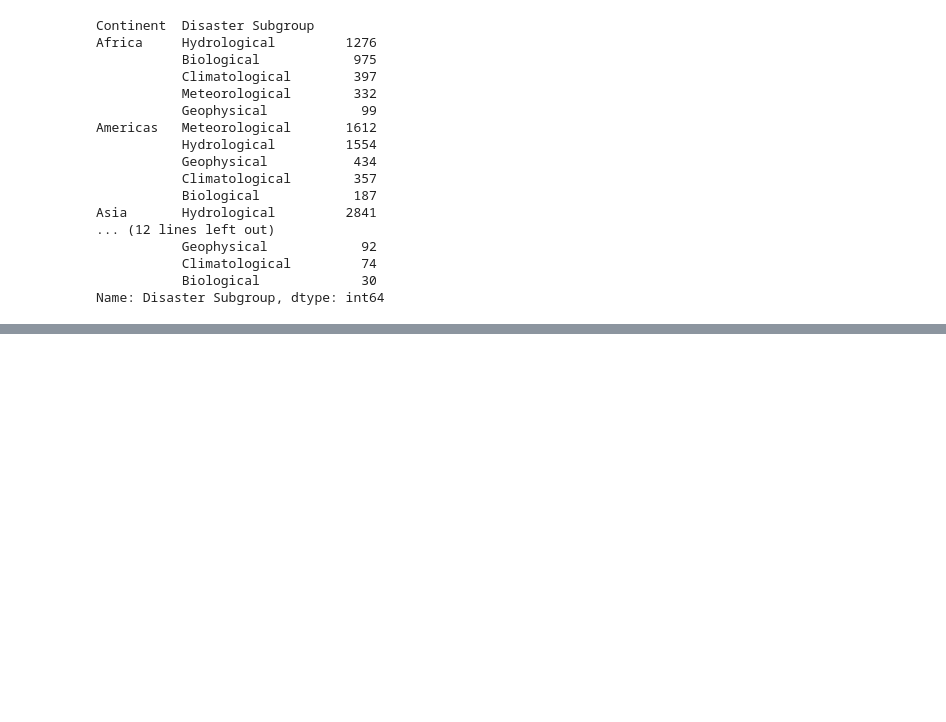
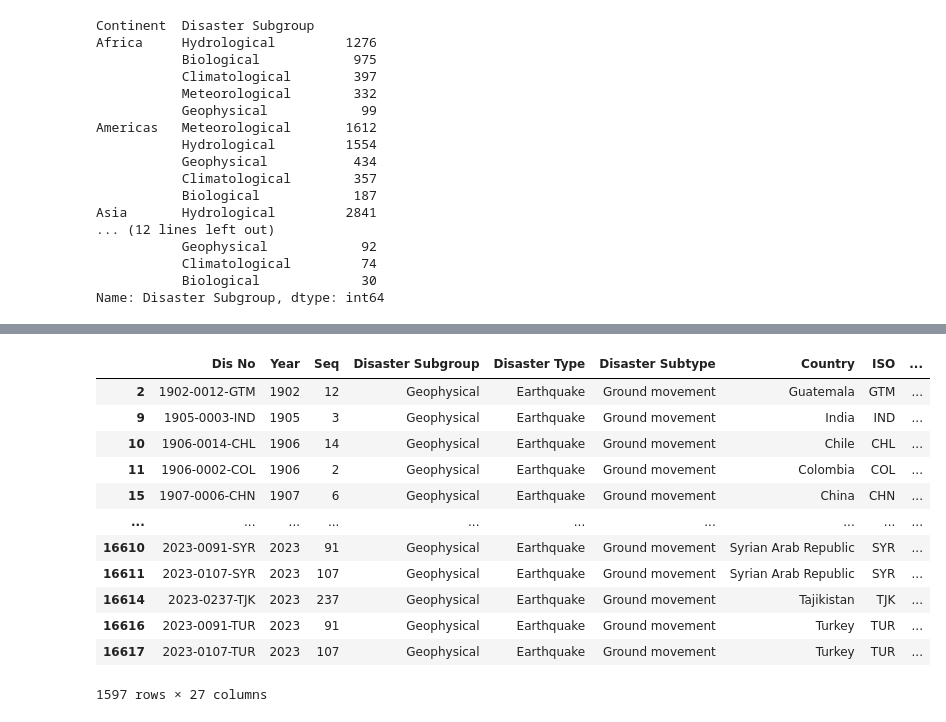
Before and after one commit to AleDataAnalyst/grupo2_desastresnaturales, a Jupyter notebook: Notebooks/01LimpiarDatos/01_Ele_Análisis_Inicial.ipynb, the cells around one changed output, grey strips where cells are left out. Drawn from its saved outputs; the diff is of its cells as text; code cells hidden in the pictures; blank space fills up the shorter version.

```diff
--- a/Notebooks/01LimpiarDatos/01_Ele_Análisis_Inicial.ipynb
+++ b/Notebooks/01LimpiarDatos/01_Ele_Análisis_Inicial.ipynb
@@ -542,0 +566,18 @@ plt.xticks(rotation=45)
+# %%
+filter = df['Disaster Type'] == 'Earthquake'
+df_earthquake = df[filter]
+df_earthquake
+# %% [output]
+|  | Dis No | Year | Seq | Disaster Subgroup | Disaster Type | Disaster Subtype | Country | ISO | ... |
+| 2 | 1902-0012-GTM | 1902 | 12 | Geophysical | Earthquake | Ground movement | Guatemala | GTM | ... |
+| 9 | 1905-0003-IND | 1905 | 3 | Geophysical | Earthquake | Ground movement | India | IND | ... |
+| 10 | 1906-0014-CHL | 1906 | 14 | Geophysical | Earthquake | Ground movement | Chile | CHL | ... |
+| 11 | 1906-0002-COL | 1906 | 2 | Geophysical | Earthquake | Ground movement | Colombia | COL | ... |
+| 15 | 1907-0006-CHN | 1907 | 6 | Geophysical | Earthquake | Ground movement | China | CHN | ... |
+| ... | ... | ... | ... | ... | ... | ... | ... | ... | ... |
+| 16610 | 2023-0091-SYR | 2023 | 91 | Geophysical | Earthquake | Ground movement | Syrian Arab Republic | SYR | ... |
+| 16611 | 2023-0107-SYR | 2023 | 107 | Geophysical | Earthquake | Ground movement | Syrian Arab Republic | SYR | ... |
+| 16614 | 2023-0237-TJK | 2023 | 237 | Geophysical | Earthquake | Ground movement | Tajikistan | TJK | ... |
+| 16616 | 2023-0091-TUR | 2023 | 91 | Geophysical | Earthquake | Ground movement | Turkey | TUR | ... |
+| 16617 | 2023-0107-TUR | 2023 | 107 | Geophysical | Earthquake | Ground movement | Turkey | TUR | ... |
+1597 rows × 27 columns
```
Also changed, not shown: parts of 5 cells of this notebook.
